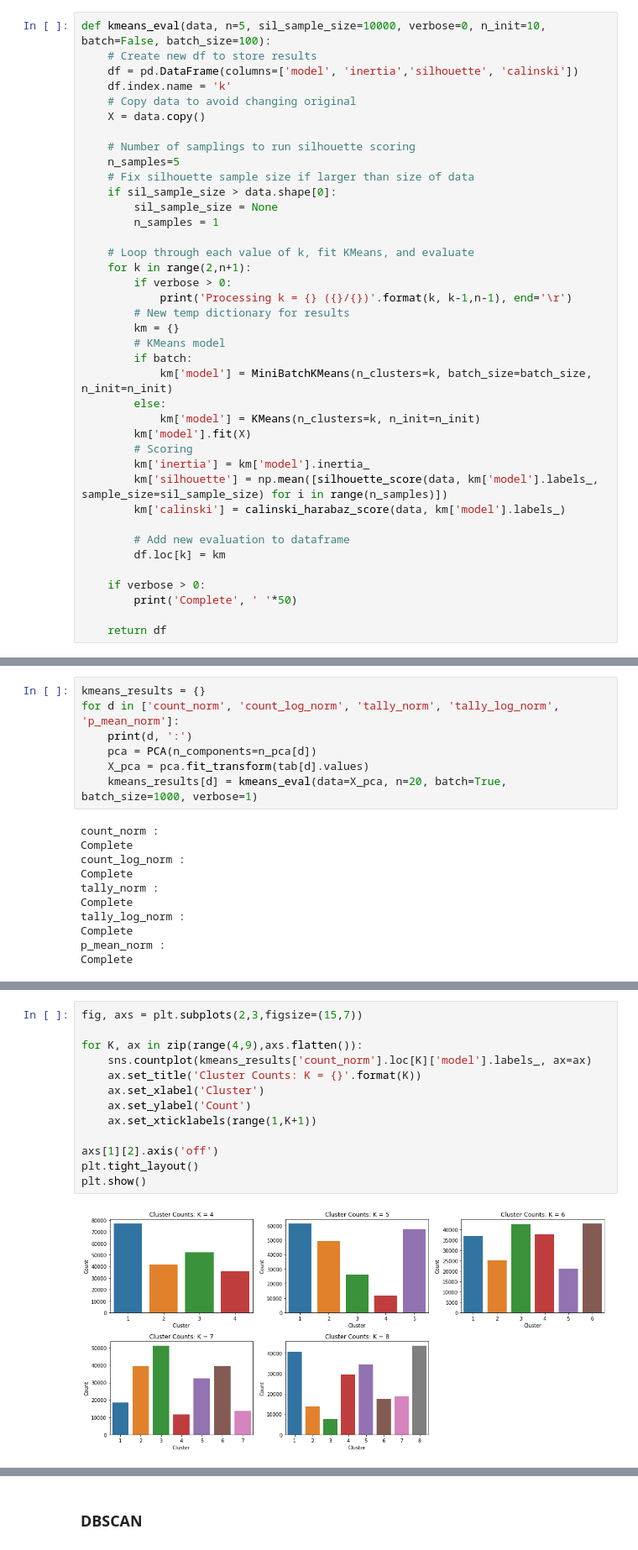
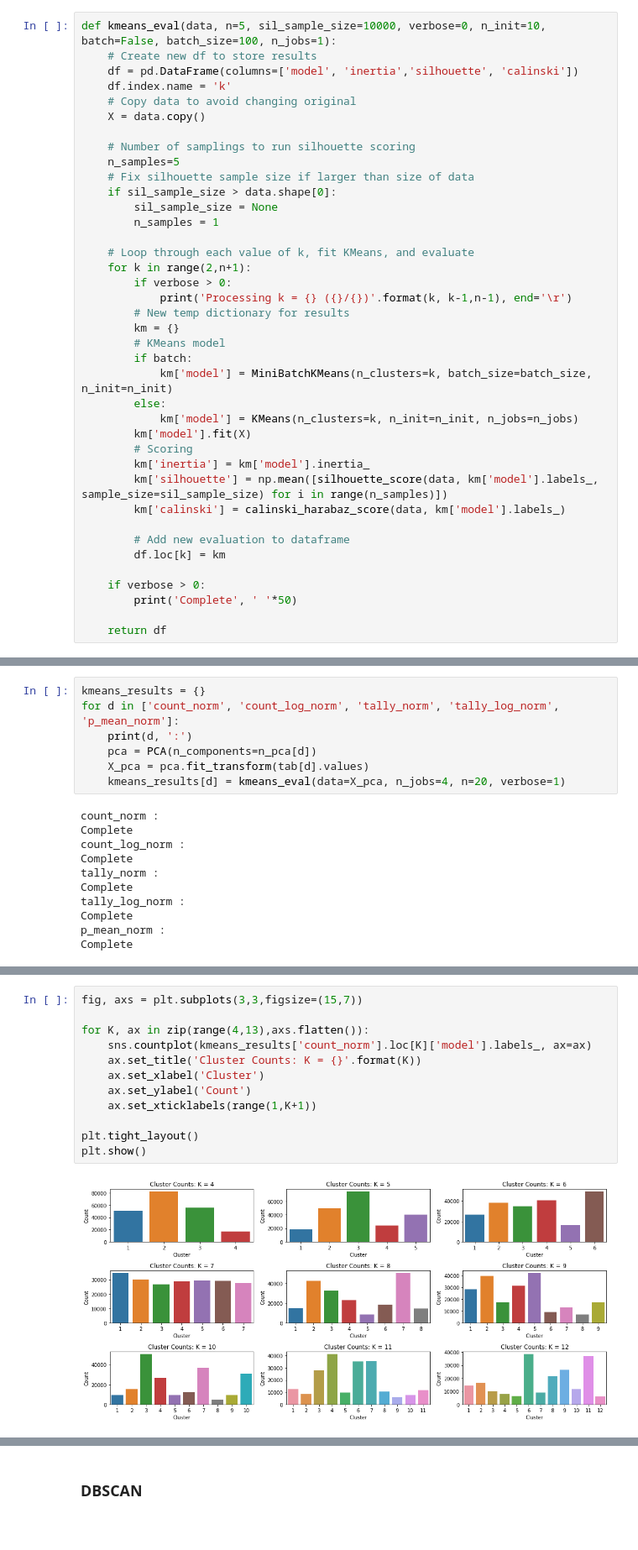
Before and after one commit to dmahler26/K2-Data-Science, a Jupyter notebook: Projects/Project #3 - Recommender System/notebooks/1_2__EDA_AisleClustering.ipynb, the cells around one changed output, grey strips where cells are left out. Shown at 84% size. Saved outputs shown, nothing was run; the diff lists cells and outputs as text.

```diff
--- a/Projects/Project #3 - Recommender System/notebooks/1_2__EDA_AisleClustering.ipynb
+++ b/Projects/Project #3 - Recommender System/notebooks/1_2__EDA_AisleClustering.ipynb
@@ -188,5 +199,5 @@ MiniBatchKMeans?
 # %%
-def kmeans_eval(data, n=5, sil_sample_size=10000, verbose=0, n_init=10, batch=False, batch_size=100):
+def kmeans_eval(data, n=5, sil_sample_size=10000, verbose=0, n_init=10, batch=False, batch_size=100, n_jobs=1):
     # Create new df to store results
     df = pd.DataFrame(columns=['model', 'inertia','silhouette', 'calinski'])
     df.index.name = 'k'
@@ -210,7 +221,7 @@ def kmeans_eval(data, n=5, sil_sample_size=10000, verbose=0, n_init=10, batch=Fa
         if batch:
             km['model'] = MiniBatchKMeans(n_clusters=k, batch_size=batch_size, n_init=n_init)
         else:
-            km['model'] = KMeans(n_clusters=k, n_init=n_init)
+            km['model'] = KMeans(n_clusters=k, n_init=n_init, n_jobs=n_jobs)
         km['model'].fit(X)
         # Scoring
         km['inertia'] = km['model'].inertia_
@@ -230,7 +243,7 @@ for d in ['count_norm', 'count_log_norm', 'tally_norm', 'tally_log_norm', 'p_mea
     print(d, ':')
     pca = PCA(n_components=n_pca[d])
     X_pca = pca.fit_transform(tab[d].values)
-    kmeans_results[d] = kmeans_eval(data=X_pca, n=20, batch=True, batch_size=1000, verbose=1)
+    kmeans_results[d] = kmeans_eval(data=X_pca, n_jobs=4, n=20, verbose=1)
 # %% [output]
 count_norm :
 Complete
@@ -293,15 +316,14 @@ plt.show()
 # %%
-fig, axs = plt.subplots(2,3,figsize=(15,7))
+fig, axs = plt.subplots(3,3,figsize=(15,7))
 
-for K, ax in zip(range(4,9),axs.flatten()):
+for K, ax in zip(range(4,13),axs.flatten()):
     sns.countplot(kmeans_results['count_norm'].loc[K]['model'].labels_, ax=ax)
     ax.set_title('Cluster Counts: K = {}'.format(K))
     ax.set_xlabel('Cluster')
     ax.set_ylabel('Count')
     ax.set_xticklabels(range(1,K+1))
 
-axs[1][2].axis('off')
 plt.tight_layout()
 plt.show()
 # %% [output]
-[figure, old version]
+[figure, new version]
```
Also changed, not shown: parts of 75 cells of this notebook, 11 other files.
